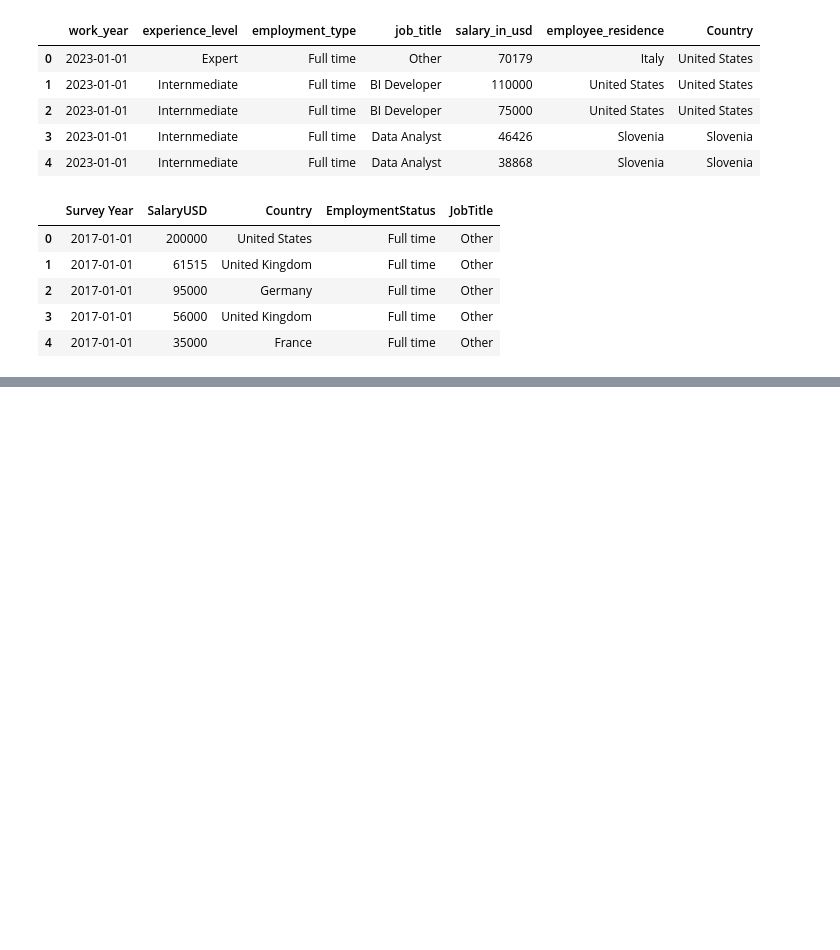
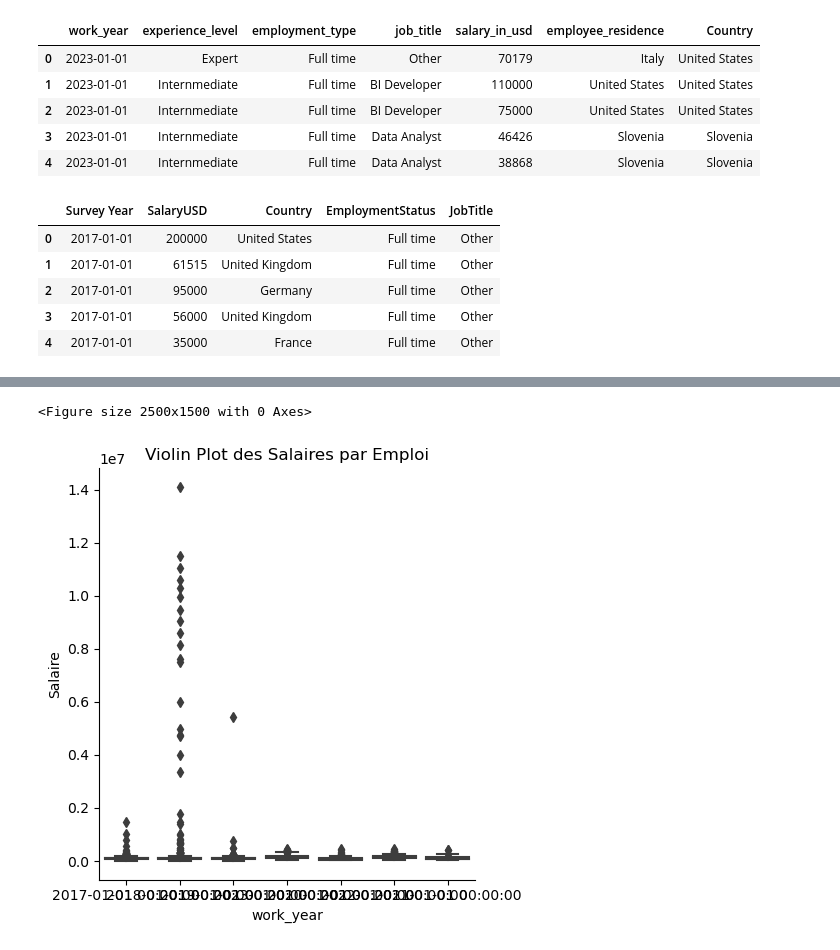
Before and after one commit to mathieuVdn/brief_2_salary_data, a Jupyter notebook: brief_2_salary_data.ipynb, the cells around one changed output, grey strips where cells are left out. Cells and saved outputs as stored; diff of their text form; code cells hidden in the pictures; blank space fills up the shorter version.

Commit message:
refund_concat

```diff
--- a/brief_2_salary_data.ipynb
+++ b/brief_2_salary_data.ipynb
@@ -149,8 +161,9 @@ data_2017_2020_copy.loc[:,'JobTitle'].unique()
 array(['Other', 'Data Engineer', 'BI Developer', 'Data Architect',
        'Data Analyst', 'Data Manager', 'Data Scientist'], dtype=object)
 # %%
-data_2021_2023_copy.loc[:,'job_title'] = data_2021_2023_copy.loc[:,'job_title'].apply(lambda x: x if x in retained_values else 'Other')
-data_2021_2023_copy.loc[:,'job_title'].unique()
+data_2021_2023_copy.loc[:, 'job_title'] = data_2021_2023_copy.loc[:, 'job_title'].apply(
+    lambda x: x if x in retained_values else 'Other')
+data_2021_2023_copy.loc[:, 'job_title'].unique()
 # %% [output]
 array(['Other', 'BI Developer', 'Data Analyst', 'Data Engineer',
        'Data Scientist', 'Data Architect', 'Data Manager'], dtype=object)
@@ -182,11 +195,13 @@ data_2017_2020_copy.head()
 | 3 | 2017-01-01 | 56000 | United Kingdom | Full time | Other |
 | 4 | 2017-01-01 | 35000 | France | Full time | Other |
 # %%
-data_2017_2020_copy = data_2017_2020_copy.rename(columns={"Survey Year": "work_year", "SalaryUSD": "salary_in_usd", "EmploymentStatus" : "employment_type", "JobTitle": "job_title"})
+data_2017_2020_copy = data_2017_2020_copy.rename(
+    columns={"Survey Year": "work_year", "SalaryUSD": "salary_in_usd", "EmploymentStatus": "employment_type",
+             "JobTitle": "job_title"})
 # %%
-data_2017_2023 = pd.concat([data_2017_2020_copy, data_2021_2023_copy], axis =0)
-data_2017_2023.loc[:,"experience_level"] = data_2017_2023.loc[:,"experience_level"].fillna("unknown")
-data_2017_2023.loc[:,"employee_residence"] = data_2017_2023.loc[:,"employee_residence"].fillna("unknown")
+data_2017_2023 = data_2017_2020_copy.merge(data_2021_2023_copy, on=['work_year', 'employment_type', 'job_title', 'salary_in_usd', 'Country'], how='left')
+data_2017_2023.loc[:, "experience_level"] = data_2017_2023.loc[:, "experience_level"].fillna("unknown")
+data_2017_2023.loc[:, "employee_residence"] = data_2017_2023.loc[:, "employee_residence"].fillna("unknown")
 
-data_2017_2023
+data_2017_2023.loc[:, "work_year"].dt.year.unique()
 # %% [output]
@@ -205,0 +209,14 @@ data_2017_2023
+# %%
+salaryUSD_full_time_2017_2023 = data_2017_2023.copy()
+
+# Utilisez une variable différente pour la boucle
+start_year = 2017
+
+for i in range(0, 7):
+    print(start_year)
+    salaryUSD_full_time_2017_2023[f'SalaryUSD_Full_time_{start_year}'] = salaryUSD_full_time_2017_2023['salary_in_usd'][
+        (salaryUSD_full_time_2017_2023['work_year'] == f'{start_year}-01-01') & (
+                salaryUSD_full_time_2017_2023['employment_type'] == 'Full time')]
+    start_year += 1
+
+salaryUSD_full_time_2017_2023
@@ -205,0 +259,15 @@ data_2017_2023
+# %%
+plt.figure(figsize=(25, 15))  # Réglez la taille du graphique si nécessaire
+sns.catplot(x="work_year", y='salary_in_usd', data=data_2017_2023, kind="box")
+
+plt.ylabel('Salaire')
+
+# Ajoutez un titre au graphique
+plt.title('Violin Plot des Salaires par Emploi')
+
+# Affichez le graphique
+plt.show()
+salaryUSD_full_time_2017_2023.describe()
+# %% [output]
+<Figure size 2500x1500 with 0 Axes>
+[figure, added]
```
Also changed, not shown: parts of 17 cells of this notebook, 2 other files.
